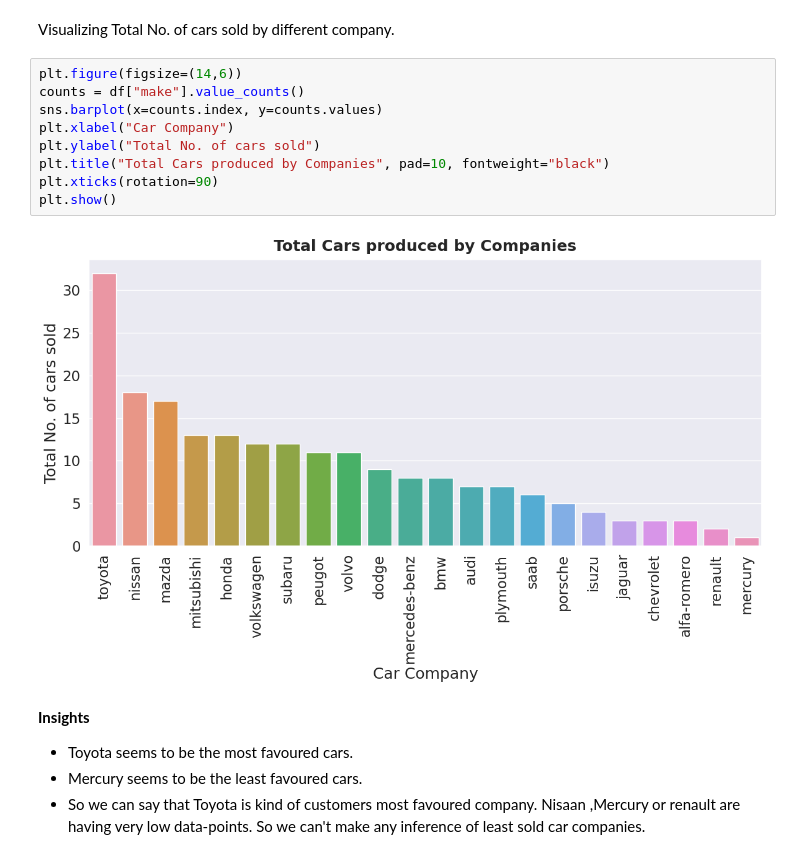
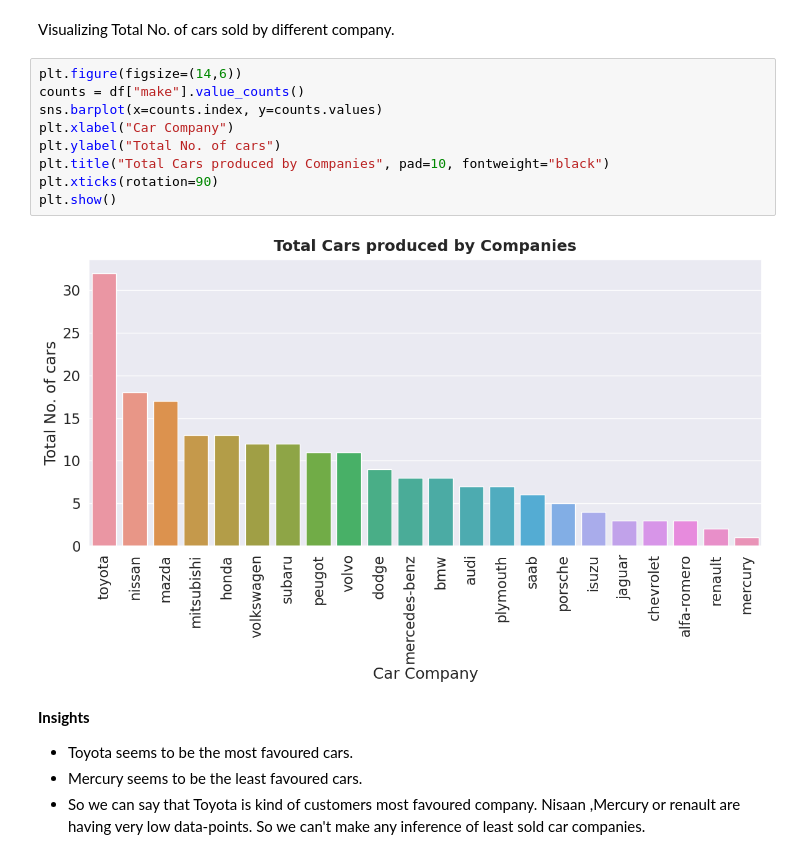
Before and after one commit to ShreeKeshavan/Car_price_prediction, a Jupyter notebook: Car_price_prediction.ipynb, the cells around one changed output. Saved outputs shown, nothing was run; the diff lists cells and outputs as text.

```diff
--- a/Car_price_prediction.ipynb
+++ b/Car_price_prediction.ipynb
@@ -277,14 +277,14 @@ Visualizing Total No. of cars sold by different company.
 # %%
 plt.figure(figsize=(14,6))
 counts = df["make"].value_counts()
 sns.barplot(x=counts.index, y=counts.values)
 plt.xlabel("Car Company")
-plt.ylabel("Total No. of cars sold")
+plt.ylabel("Total No. of cars")
 plt.title("Total Cars produced by Companies", pad=10, fontweight="black")
 plt.xticks(rotation=90)
 plt.show()
 # %% [output]
-[figure, old version]
+[figure, new version]
 # %% [markdown]
 **Insights**
 * Toyota seems to be the most favoured cars.
```
Also changed, not shown: parts of 17 cells of this notebook.
